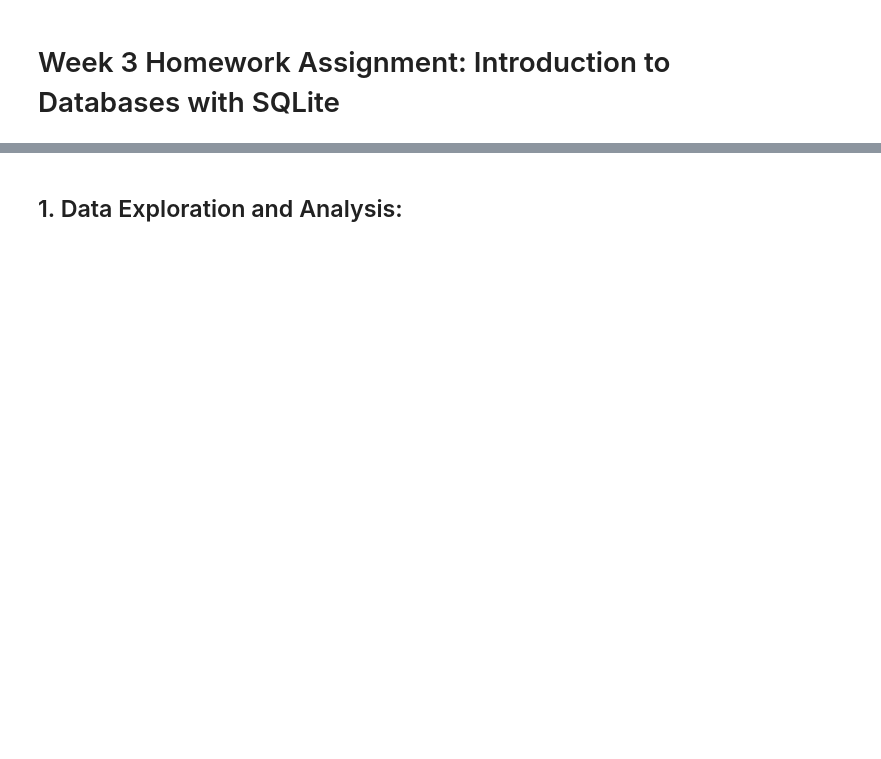
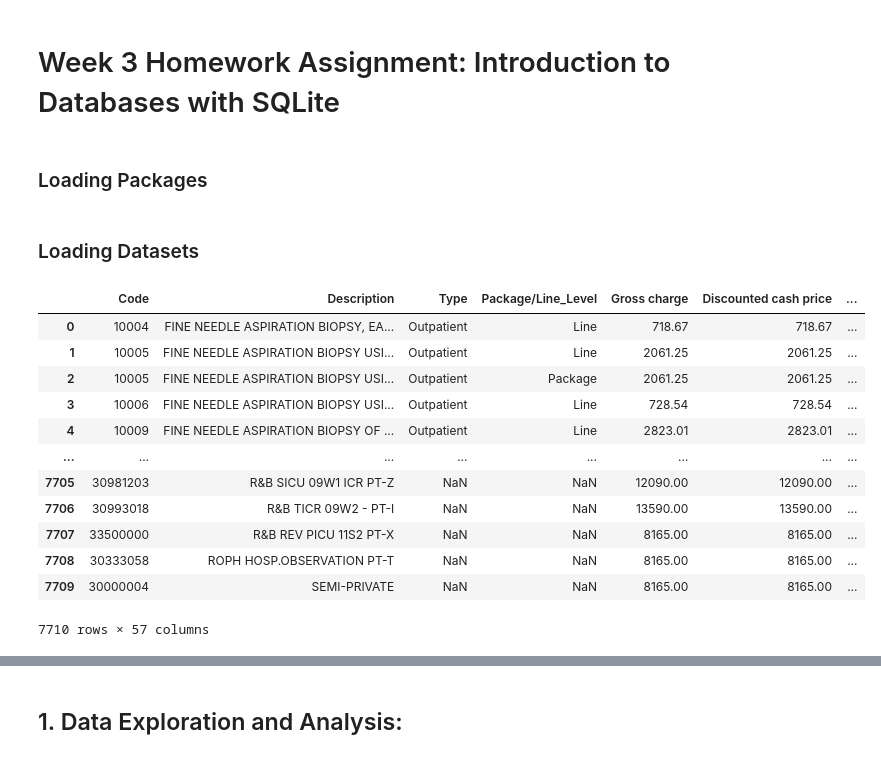
Before and after one commit to Alyssasorensen/sqlite_database_operations, a Jupyter notebook: sqlite_database_operations.ipynb, the cells around one changed output, grey strips where cells are left out. Saved outputs shown, nothing was run; the diff lists cells and outputs as text; code cells hidden in the pictures; blank space fills up the shorter version.

```diff
--- a/sqlite_database_operations.ipynb
+++ b/sqlite_database_operations.ipynb
@@ -2,3 +2,5 @@
 <a href="https://colab.research.google.com/github/Alyssasorensen/sqlite_database_operations/blob/main/sqlite_database_operations.ipynb" target="_parent"><img src="https://colab.research.google.com/assets/colab-badge.svg" alt="Open In Colab"/></a>
 # %% [markdown]
 # Week 3 Homework Assignment: Introduction to Databases with SQLite
+# %% [markdown]
+### Loading Packages
@@ -4,0 +15,2 @@
+# %% [markdown]
+### Loading Datasets
@@ -4,0 +19,16 @@
+# %%
+sbm
+# %% [output]
+|  | Code | Description | Type | Package/Line_Level | Gross charge | Discounted cash price | ... |
+| 0 | 10004 | FINE NEEDLE ASPIRATION BIOPSY, EA... | Outpatient | Line | 718.67 | 718.67 | ... |
+| 1 | 10005 | FINE NEEDLE ASPIRATION BIOPSY USI... | Outpatient | Line | 2061.25 | 2061.25 | ... |
+| 2 | 10005 | FINE NEEDLE ASPIRATION BIOPSY USI... | Outpatient | Package | 2061.25 | 2061.25 | ... |
+| 3 | 10006 | FINE NEEDLE ASPIRATION BIOPSY USI... | Outpatient | Line | 728.54 | 728.54 | ... |
+| 4 | 10009 | FINE NEEDLE ASPIRATION BIOPSY OF ... | Outpatient | Line | 2823.01 | 2823.01 | ... |
+| ... | ... | ... | ... | ... | ... | ... | ... |
+| 7705 | 30981203 | R&B SICU 09W1 ICR PT-Z | NaN | NaN | 12090.00 | 12090.00 | ... |
+| 7706 | 30993018 | R&B TICR 09W2 - PT-I | NaN | NaN | 13590.00 | 13590.00 | ... |
+| 7707 | 33500000 | R&B REV PICU 11S2 PT-X | NaN | NaN | 8165.00 | 8165.00 | ... |
+| 7708 | 30333058 | ROPH HOSP.OBSERVATION PT-T | NaN | NaN | 8165.00 | 8165.00 | ... |
+| 7709 | 30000004 | SEMI-PRIVATE | NaN | NaN | 8165.00 | 8165.00 | ... |
+7710 rows × 57 columns
```
Also changed, not shown: parts of 33 cells of this notebook.
